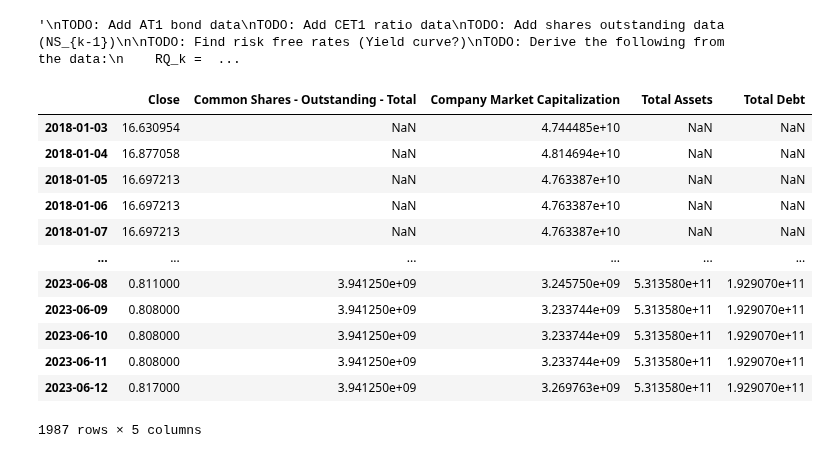
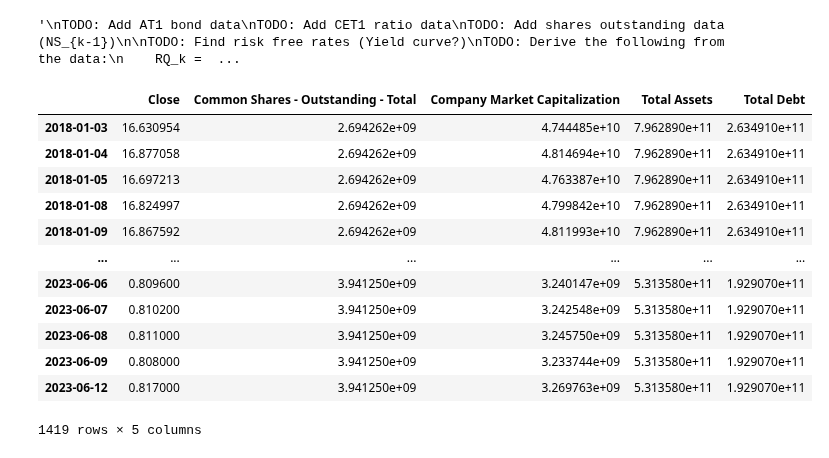
Before and after one commit to steinarb1234/DCL_coco_bond, a Jupyter notebook: main.ipynb, the cells around one changed output. Saved outputs shown, nothing was run; the diff lists cells and outputs as text; code cells hidden in the pictures.

```diff
--- a/main.ipynb
+++ b/main.ipynb
@@ -65,10 +65,13 @@ def load_timeseries_data(data_folder = "data") -> pd.DataFrame:
     total_debt_df         = total_debt_df[~total_debt_df.index.duplicated(keep='first')]
     # at1_debt_df           = at1_debt_df[~at1_debt_df.index.duplicated(keep='first')]
 
+    start_date = close_df.index.min()
+    end_date = close_df.index.max()
+
     # Fill business days inbetween
     full_range = pd.date_range(
-        start=close_df.index.min(),
-        end=close_df.index.max(),
+        start=start_date - pd.DateOffset(years=1),
+        end=end_date,
         # freq='B'
     )
     # 2. Reindex each DataFrame to that full range, then ffill
@@ -78,6 +81,19 @@ def load_timeseries_data(data_folder = "data") -> pd.DataFrame:
     total_assets_df = total_assets_df.reindex(full_range).ffill()
     total_debt_df = total_debt_df.reindex(full_range).ffill()
     # at1_debt_df = at1_debt_df.reindex(full_range).ffill()
+
+    # Remove non-business days
+    full_range = pd.date_range(
+        start=start_date,
+        end=end_date,
+        freq='B'
+    )
+    close_df = close_df.reindex(full_range)
+    shares_outstanding_df = shares_outstanding_df.reindex(full_range)
+    market_cap_df = market_cap_df.reindex(full_range)
+    total_assets_df = total_assets_df.reindex(full_range)
+    total_debt_df = total_debt_df.reindex(full_range)
+    # at1_debt_df = at1_debt_df.reindex(full_range)
     # TODO: Remove non-business days
 
     # print(close_df)
@@ -87,45 +103,45 @@ def load_timeseries_data(data_folder = "data") -> pd.DataFrame:
     # print(total_debt_df)
     # print(at1_debt_df)
 
     input_data = close_df.merge(shares_outstanding_df, left_index=True, right_index=True, how='left')
     input_data = input_data.merge(market_cap_df, left_index=True, right_index=True, how='left')
     input_data = input_data.merge(total_assets_df, left_index=True, right_index=True, how='left')
     input_data = input_data.merge(total_debt_df, left_index=True, right_index=True, how='left')
     # input_data = input_data.merge(at1_debt_df, left_index=True, right_index=True, how='left')
 
     return input_data
 
 # # Shares outstanding from book value data:
 # shares_outstanding = {
 #     "2018": 2_550_600_000,
 #     "2019": 2_436_200_000,
 #     "2020": 2_406_144_879,
 #     "2021": 2_569_684_509,
 #     "2022": 3_941_250_081
 # }
 
 input_data = load_timeseries_data()
 
 # input_data["Calculated market cap"] = input_data["Close"] * input_data["Common Shares - Outstanding - Total"]
 # input_data[["Calculated market cap", "Company Market Cap"]].plot()
 
 
 # input_data.plot()
 input_data
 # %% [output]
 |  | Close | Common Shares - Outstanding - Total | Company Market Capitalization | Total Assets | Total Debt |
-| 2018-01-03 | 16.630954 | NaN | 4.744485e+10 | NaN | NaN |
-| 2018-01-04 | 16.877058 | NaN | 4.814694e+10 | NaN | NaN |
-| 2018-01-05 | 16.697213 | NaN | 4.763387e+10 | NaN | NaN |
-| 2018-01-06 | 16.697213 | NaN | 4.763387e+10 | NaN | NaN |
-| 2018-01-07 | 16.697213 | NaN | 4.763387e+10 | NaN | NaN |
+| 2018-01-03 | 16.630954 | 2.694262e+09 | 4.744485e+10 | 7.962890e+11 | 2.634910e+11 |
+| 2018-01-04 | 16.877058 | 2.694262e+09 | 4.814694e+10 | 7.962890e+11 | 2.634910e+11 |
+| 2018-01-05 | 16.697213 | 2.694262e+09 | 4.763387e+10 | 7.962890e+11 | 2.634910e+11 |
+| 2018-01-08 | 16.824997 | 2.694262e+09 | 4.799842e+10 | 7.962890e+11 | 2.634910e+11 |
+| 2018-01-09 | 16.867592 | 2.694262e+09 | 4.811993e+10 | 7.962890e+11 | 2.634910e+11 |
 | ... | ... | ... | ... | ... | ... |
+| 2023-06-06 | 0.809600 | 3.941250e+09 | 3.240147e+09 | 5.313580e+11 | 1.929070e+11 |
+| 2023-06-07 | 0.810200 | 3.941250e+09 | 3.242548e+09 | 5.313580e+11 | 1.929070e+11 |
 | 2023-06-08 | 0.811000 | 3.941250e+09 | 3.245750e+09 | 5.313580e+11 | 1.929070e+11 |
 | 2023-06-09 | 0.808000 | 3.941250e+09 | 3.233744e+09 | 5.313580e+11 | 1.929070e+11 |
-| 2023-06-10 | 0.808000 | 3.941250e+09 | 3.233744e+09 | 5.313580e+11 | 1.929070e+11 |
-| 2023-06-11 | 0.808000 | 3.941250e+09 | 3.233744e+09 | 5.313580e+11 | 1.929070e+11 |
 | 2023-06-12 | 0.817000 | 3.941250e+09 | 3.269763e+09 | 5.313580e+11 | 1.929070e+11 |
-1987 rows × 5 columns
+1419 rows × 5 columns
 # %%
 # ================================================================
 #                        Plot the data
```
Also changed, not shown: parts of 3 cells of this notebook, 5 other files.
